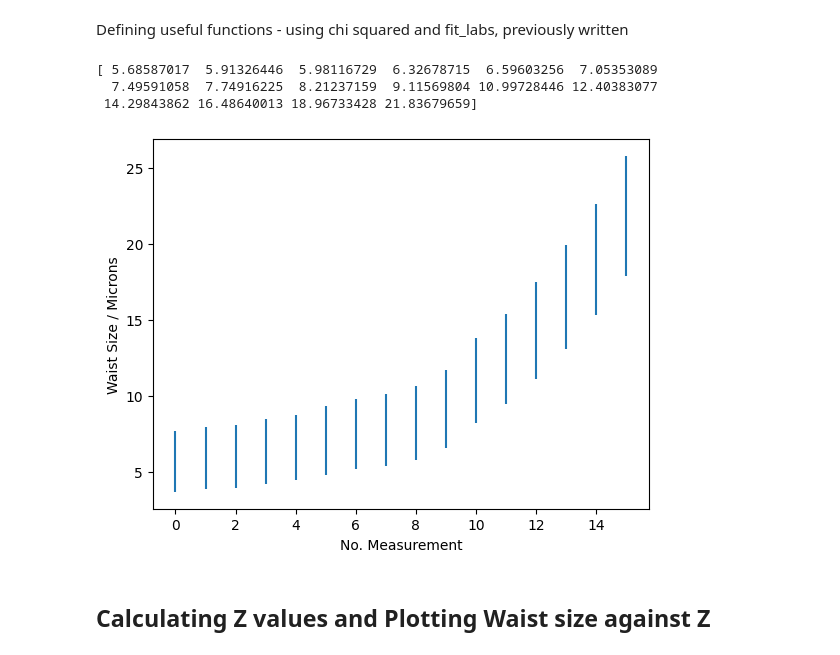
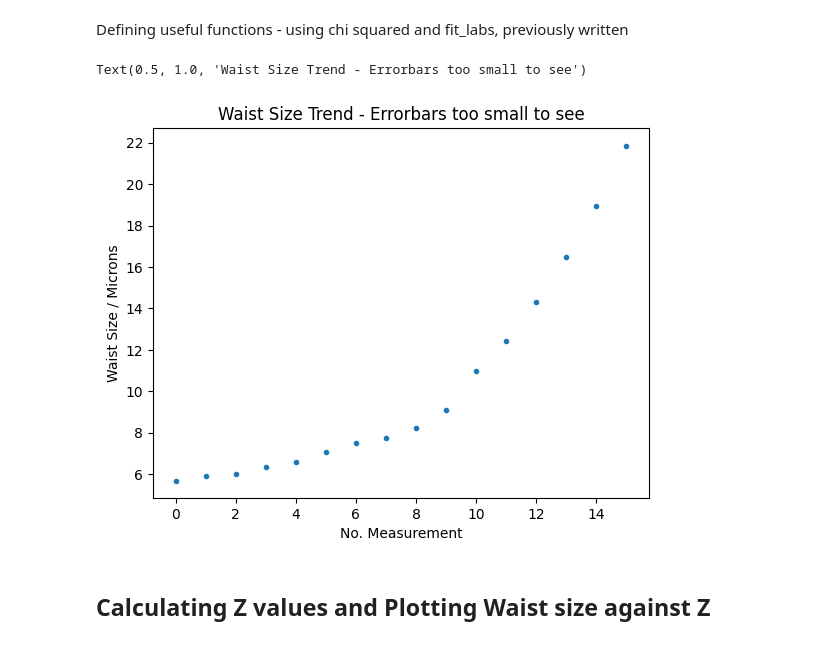
Before and after one commit to akay8/Level4Project, a Jupyter notebook: Cleaved_Fibre.ipynb, the cells around one changed output. Cells and saved outputs as stored; diff of their text form; code cells hidden in the pictures.

Commit message:
errorbars included, now to include and fit z

```diff
--- a/Cleaved_Fibre.ipynb
+++ b/Cleaved_Fibre.ipynb
@@ -139,0 +142,18 @@ all_distances, all_amps = data_trim(distances, amplitudes, 10000000)
+# %%
+''' Error on cross sectional distance'''
+# Scale says ~2 pixels / microns therefore 0.5 microns / pixel
+# so lets set error as 0.5 microns
+
+all_distances_errors = []
+
+for i in range(len(all_distances)):
+    all_distances_errors.append(np.ones(np.size(all_distances[i]))*0.5) # takes into account different sized data sets
+
+''' Error on amplitude '''
+# Grey value resolution = 1
+
+all_amps_errors = []
+
+for i in range(len(all_amps)):
+    err = 1 / np.max(amplitudes[i])
+    all_amps_errors.append(np.ones(np.size(all_amps[i]))*err) # takes into account different sized data sets
@@ -140,6 +162,6 @@ all_distances, all_amps = data_trim(distances, amplitudes, 10000000)
 # %%
 for i in range(len(all_distances)):
-    plt.plot(all_distances[i], all_amps[i])
+    plt.errorbar(all_distances[i], all_amps[i], xerr=all_distances_errors[i],yerr=all_amps_errors[i])
 
 plt.xlabel('Distance across Beam Profile / Microns')
 plt.ylabel('Normalised Amplitude')
@@ -165,10 +187,6 @@ def fit_labs(xdata,ydata, yerrors, function, initial_guess):
             yerr_extended[i] = yerrors
 
         parameters, covariance = curve_fit(function, xdata, ydata, sigma = yerr_extended, absolute_sigma = True, p0 = initial_guess, maxfev = 50000)
-
-    if yerrors == 0:
-
-        parameters, covariance = curve_fit(function, xdata, ydata, absolute_sigma = True, p0 = initial_guess, maxfev = 50000)
 
     else:
 
@@ -196,34 +214,36 @@ def Gauss(x, W, C): ### Defien Gaussian with TWO parameters
 # %%
 # Create some empty arrays to store values of interest
 params_ = np.zeros((len(all_distances),2))
 y_fits = [] # NB: this has to be a list due to different sized arrays sitting in it
 params_errs_ = np.zeros((len(all_distances),2))
 chi_min_array = np.zeros(len(all_distances))
 
 # Populate initial guess array - important to change per data set!!
 initial_guesses = np.zeros((len(all_distances),2))
 initial_guesses[:,1] = 20
 initial_guesses[:,0] = 3
 initial_guesses[0,0] = 15
 initial_guesses[1,0] = 15
 initial_guesses[9:,0] = 40
 initial_guesses[9:,1] = 50
 
 for i in range(len(all_distances)):
-    singlefit, params_[i], params_errs_[i], chi_min_array[i] = fit_labs(all_distances[i],all_amps[i], 0, Gauss, initial_guesses[i])
+    singlefit, params_[i], params_errs_[i], chi_min_array[i] = fit_labs(all_distances[i],all_amps[i], all_amps_errors[i], Gauss, initial_guesses[i])
     y_fits.append(singlefit)
 
+waists = params_[:,0]
+waists_errs = params_errs_[:,0]
+
 # Plot waist trend
-plt.errorbar(np.arange(len(distances)),params_[:,0], yerr = params_errs_[:,0], linestyle = '')
+plt.errorbar(np.arange(len(distances)),waists, yerr = waists_errs, linestyle = '', marker = 'o', ms = 3)
 plt.xlabel('No. Measurement')
 plt.ylabel('Waist Size / Microns')
+plt.title('Waist Size Trend - Errorbars too small to see')
 
-print(params_[:,0])
+#print(waists, waists_errs)
 # %% [output]
-[ 5.68587017  5.91326446  5.98116729  6.32678715  6.59603256  7.05353089
-  7.49591058  7.74916225  8.21237159  9.11569804 10.99728446 12.40383077
- 14.29843862 16.48640013 18.96733428 21.83679659]
+Text(0.5, 1.0, 'Waist Size Trend - Errorbars too small to see')
-[figure, old version]
+[figure, new version]
 # %% [markdown]
 ## Calculating Z values and Plotting Waist size against Z
 # %%
```
Also changed, not shown: parts of 3 cells of this notebook.
